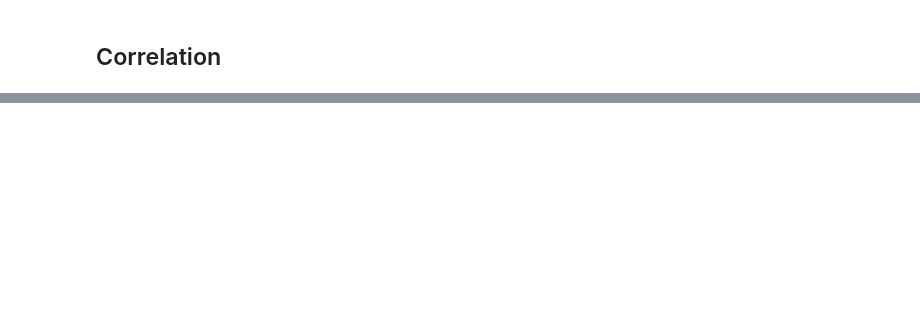
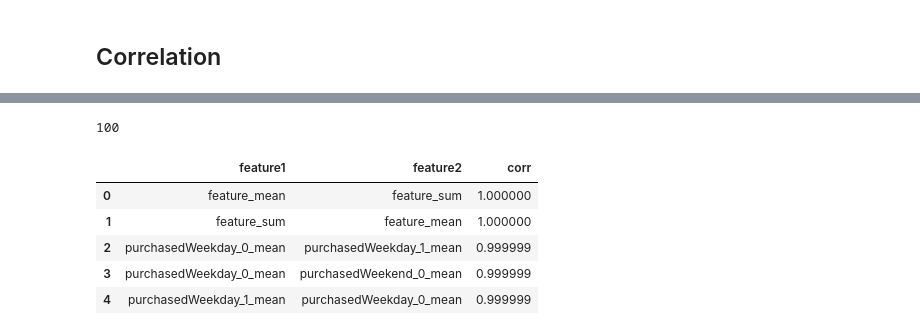
Before and after one commit to human-ai2025/Elo-Merchant-Recommendation, a Jupyter notebook: Feature Engineering/Feature_Selection.ipynb, the cells around one changed output, grey strips where cells are left out. Saved outputs shown, nothing was run; the diff lists cells and outputs as text; code cells hidden in the pictures; blank space fills up the shorter version.

```diff
--- a/Feature Engineering/Feature_Selection.ipynb
+++ b/Feature Engineering/Feature_Selection.ipynb
@@ -270,4 +269,0 @@ Removing mer_active_months_lag6_max (only 1 unique value)
-# %%
-for col in columnsToTake:
-    if col is "mer_active_months_lag3_max" or col is "mer_active_months_lag6_max":
-        columnsToTake.remove(col)
@@ -422,0 +471,21 @@ sns.heatmap(corr, vmin=-1, vmax=1, cmap='BrBG')
+# %%
+corr_features = correlation(temp, 0.85)
+len(set(corr_features))
+# %% [output]
+100
+# %%
+corrmat = temp.corr()
+corrmat = corrmat.abs().unstack() # absolute value of corr coef
+corrmat = corrmat.sort_values(ascending = False)
+corrmat = corrmat[corrmat >= 0.85]
+corrmat = corrmat[corrmat<1]
+corrmat = pd.DataFrame(corrmat).reset_index()
+corrmat.columns = ['feature1', 'feature2', 'corr']
+corrmat.head()
+# %% [output]
+|  | feature1 | feature2 | corr |
+| 0 | feature_mean | feature_sum | 1.000000 |
+| 1 | feature_sum | feature_mean | 1.000000 |
+| 2 | purchasedWeekday_0_mean | purchasedWeekday_1_mean | 0.999999 |
+| 3 | purchasedWeekday_0_mean | purchasedWeekend_0_mean | 0.999999 |
+| 4 | purchasedWeekday_1_mean | purchasedWeekday_0_mean | 0.999999 |
```
Also changed, not shown: parts of 23 cells of this notebook.
